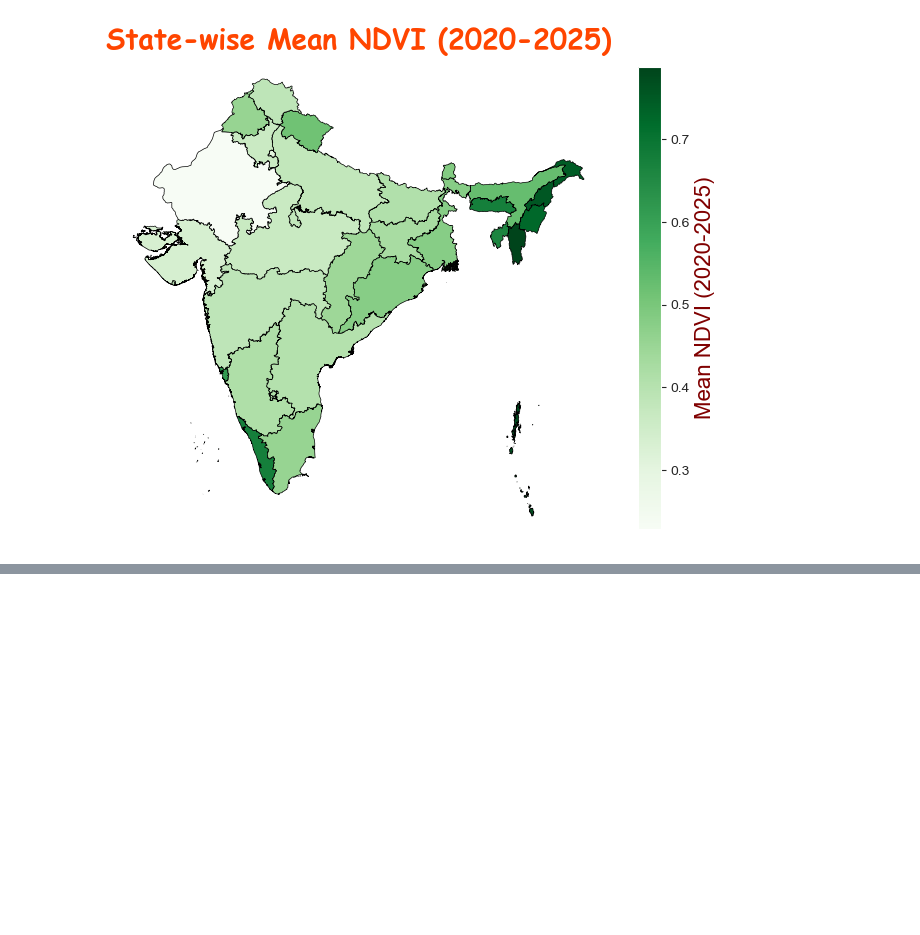
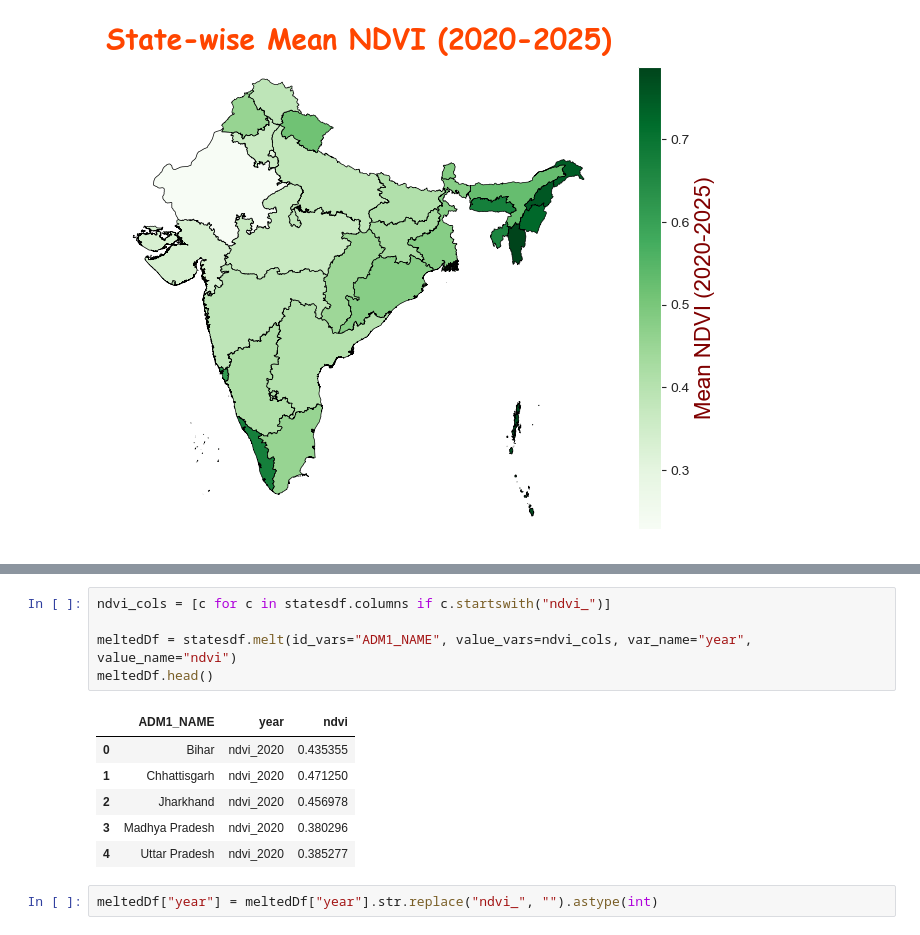
Before and after one commit to bestboybest/LearningPython, a Jupyter notebook: 4) Geopandas + Rasterio Projects/01) StatewiseNDVIAnalysis/IndiaAnalysis.ipynb, the cells around one changed output, grey strips where cells are left out. Saved outputs shown, nothing was run; the diff lists cells and outputs as text; blank space fills up the shorter version.

```diff
--- a/4) Geopandas + Rasterio Projects/01) StatewiseNDVIAnalysis/IndiaAnalysis.ipynb
+++ b/4) Geopandas + Rasterio Projects/01) StatewiseNDVIAnalysis/IndiaAnalysis.ipynb
@@ -258,0 +268,14 @@ plt.savefig(f"meanNDVIMap.png", dpi=300, bbox_inches="tight")
+# %%
+ndvi_cols = [c for c in statesdf.columns if c.startswith("ndvi_")]
+
+meltedDf = statesdf.melt(id_vars="ADM1_NAME", value_vars=ndvi_cols, var_name="year", value_name="ndvi")
+meltedDf.head()
+# %% [output]
+|  | ADM1_NAME | year | ndvi |
+| 0 | Bihar | ndvi_2020 | 0.435355 |
+| 1 | Chhattisgarh | ndvi_2020 | 0.471250 |
+| 2 | Jharkhand | ndvi_2020 | 0.456978 |
+| 3 | Madhya Pradesh | ndvi_2020 | 0.380296 |
+| 4 | Uttar Pradesh | ndvi_2020 | 0.385277 |
+# %%
+meltedDf["year"] = meltedDf["year"].str.replace("ndvi_", "").astype(int)
```
Also changed, not shown: parts of 4 cells of this notebook, 34 other files.
